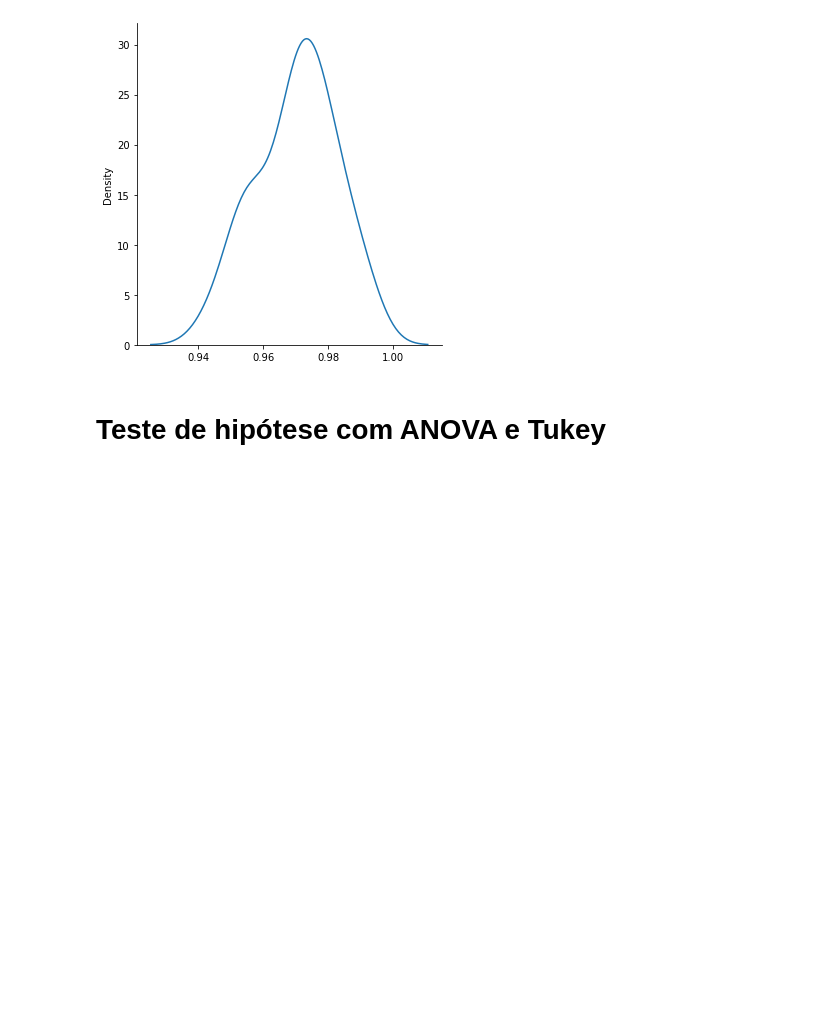
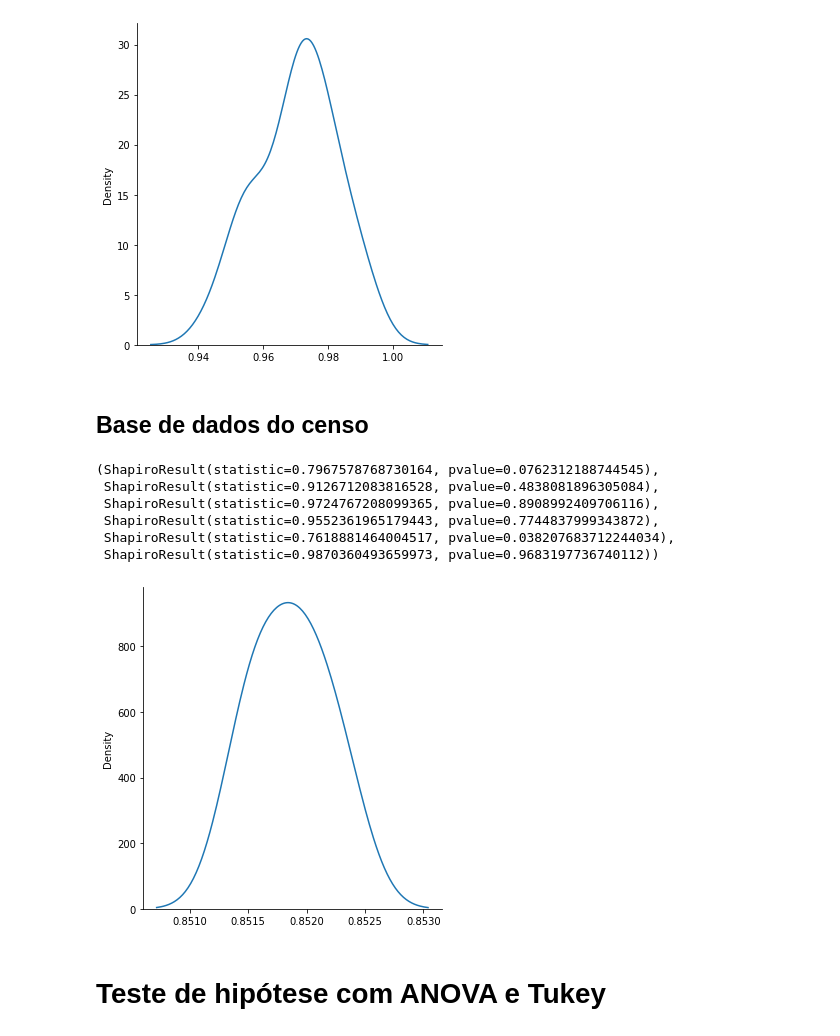
Before and after one commit to luhenr/processamentoDados-ML, a Jupyter notebook: DSML.ipynb, the cells around one changed output. Cells and saved outputs as stored; diff of their text form; code cells hidden in the pictures; blank space fills up the shorter version.

Commit message:
último commit só que agora pra base censo

```diff
--- a/DSML.ipynb
+++ b/DSML.ipynb
@@ -1658,7 +1658,7 @@ regressao_logistica_resultados = []
 svm_resultados = []
 rede_neural_resultados = []
 
-for i in range(30): #300 testes por algoritmo
+for i in range(5): # 50 testes
   kfold = KFold(n_splits=10, shuffle=True, random_state=i)
 
   arvore = DecisionTreeClassifier(criterion='entropy', min_samples_leaf=10, min_samples_split=2, splitter='random')
@@ -1705,6 +1719,21 @@ shapiro(resultados_regressao_logistica), shapiro(resultados_svm), shapiro(result
 sns.displot(resultados_rede_neural, kind='kde');
 # %% [output]
 [figure]
+# %% [markdown]
+## Base de dados do censo
+# %%
+shapiro(arvore_resultados), shapiro(random_forest_resultados), shapiro(knn_resultados), shapiro(regressao_logistica_resultados), shapiro(svm_resultados), shapiro(rede_neural_resultados)
+# %% [output]
+(ShapiroResult(statistic=0.7967578768730164, pvalue=0.0762312188744545),
+ ShapiroResult(statistic=0.9126712083816528, pvalue=0.4838081896305084),
+ ShapiroResult(statistic=0.9724767208099365, pvalue=0.8908992409706116),
+ ShapiroResult(statistic=0.9552361965179443, pvalue=0.7744837999343872),
+ ShapiroResult(statistic=0.7618881464004517, pvalue=0.038207683712244034),
+ ShapiroResult(statistic=0.9870360493659973, pvalue=0.9683197736740112))
+# %%
+sns.displot(rede_neural_resultados, kind='kde');
+# %% [output]
+[figure, added]
 # %% [markdown]
 # Teste de hipótese com ANOVA e Tukey
 # %%
```
Also changed, not shown: parts of 20 cells of this notebook.
